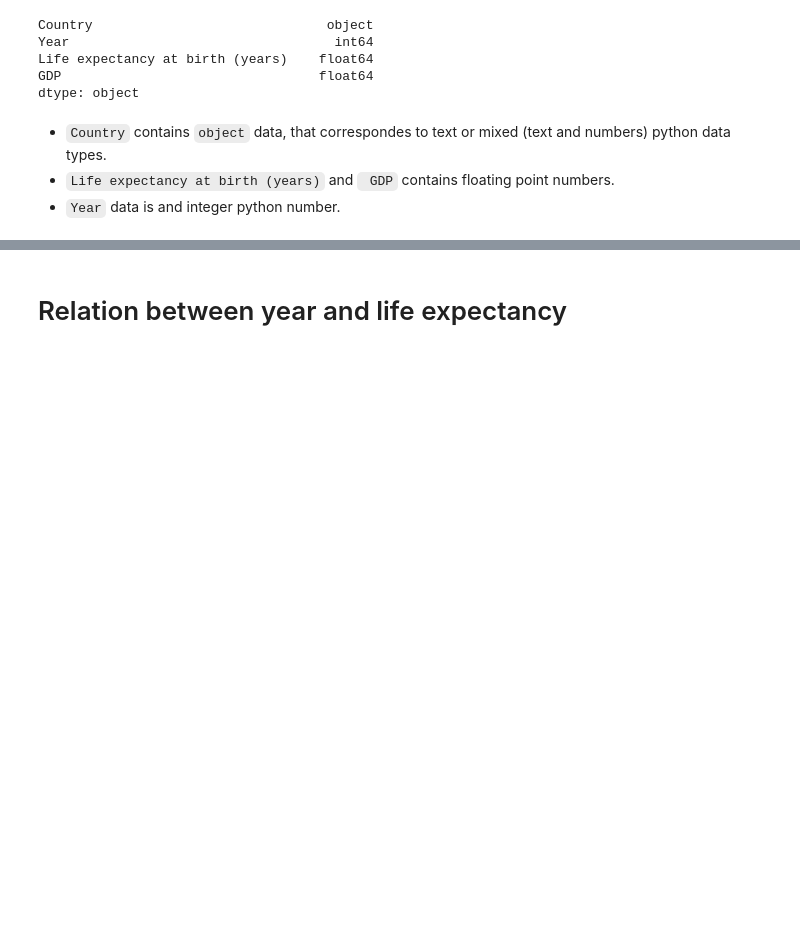
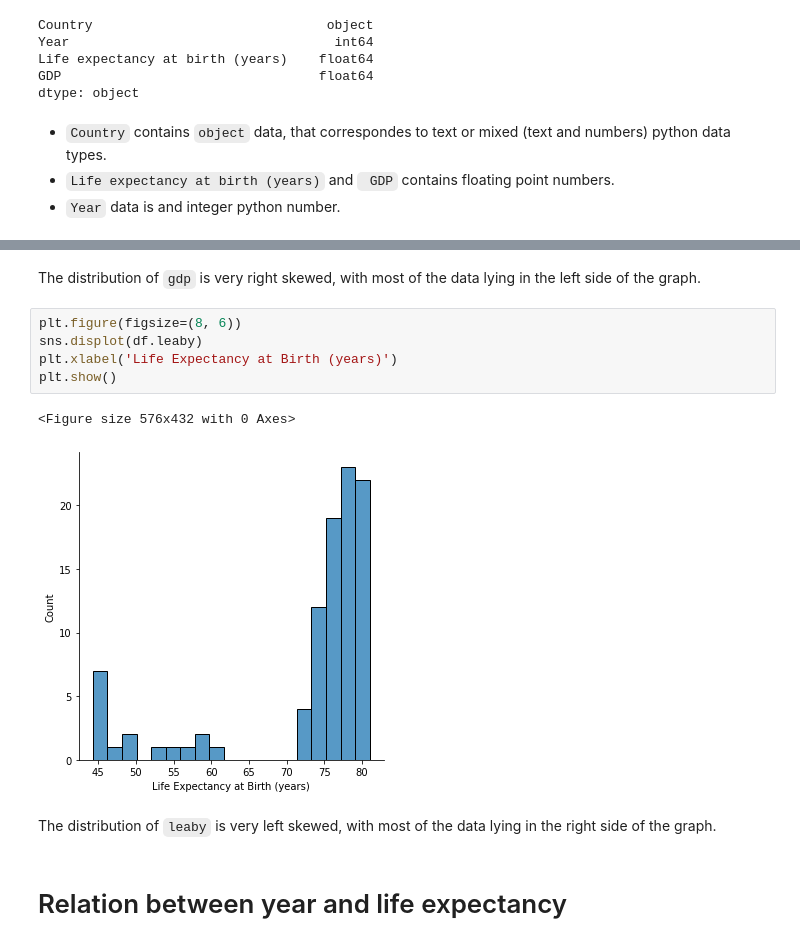
Before and after one commit to javierunix/codeacademy_datascience_path, a Jupyter notebook: Life-Expectancy-and-GDP-Starter/life_expectancy_gdp.ipynb, the cells around one changed output, grey strips where cells are left out. Drawn from its saved outputs; the diff is of its cells as text; blank space fills up the shorter version.

```diff
--- a/Life-Expectancy-and-GDP-Starter/life_expectancy_gdp.ipynb
+++ b/Life-Expectancy-and-GDP-Starter/life_expectancy_gdp.ipynb
@@ -128,3 +106,15 @@ df.head()
+# %% [markdown]
+The distribution of `gdp` is very right skewed, with most of the data lying in the left side of the graph.
+# %%
+plt.figure(figsize=(8, 6))
+sns.displot(df.leaby)
+plt.xlabel('Life Expectancy at Birth (years)')
+plt.show()
+# %% [output]
+<Figure size 576x432 with 0 Axes>
+[figure, added]
+# %% [markdown]
+The distribution of `leaby` is very left skewed, with most of the data lying in the right side of the graph.
 # %% [markdown]
 # Relation between year and life expectancy
 # %%
```
Also changed, not shown: parts of 22 cells of this notebook.
